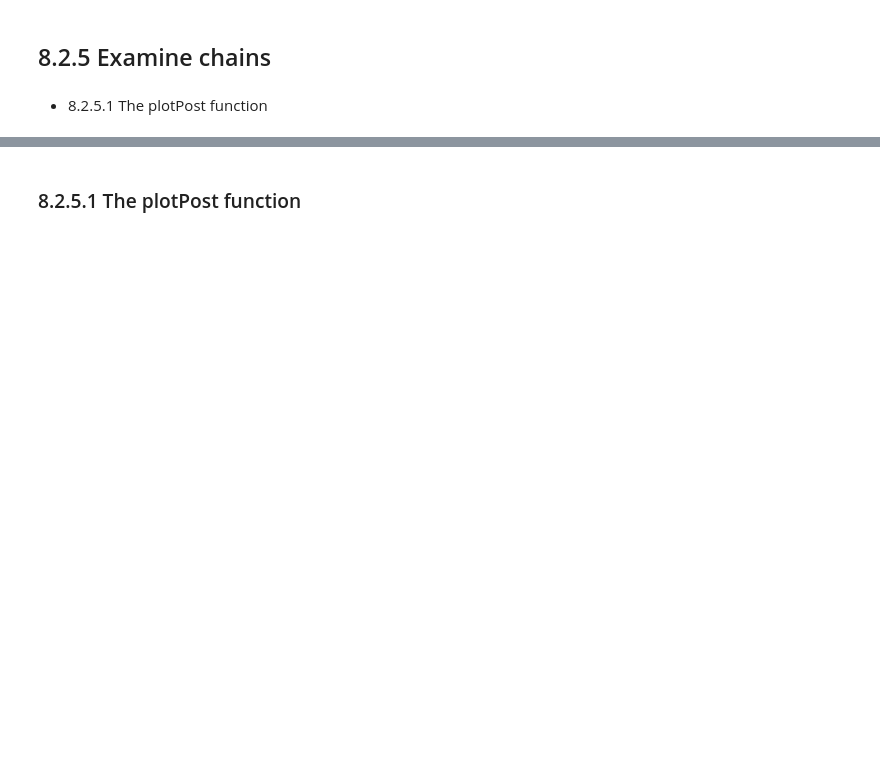
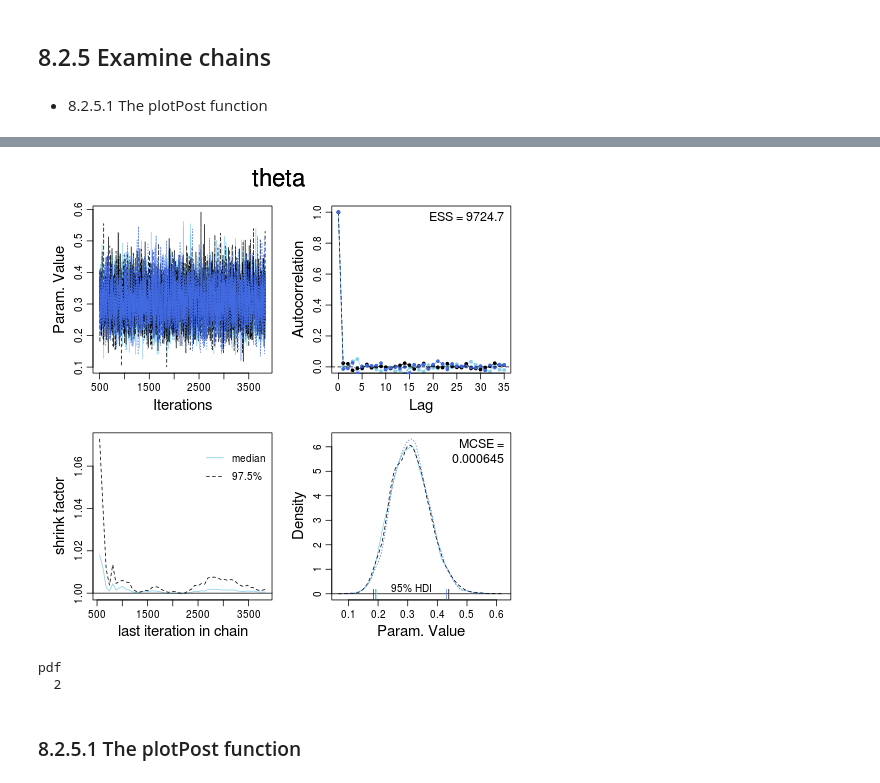
Before and after one commit to psygrammer/bayesianR, a Jupyter notebook: part2/ch08/08_JAGS.ipynb, the cells around one changed output, grey strips where cells are left out. Saved outputs shown, nothing was run; the diff lists cells and outputs as text; code cells hidden in the pictures; blank space fills up the shorter version.

```diff
--- a/part2/ch08/08_JAGS.ipynb
+++ b/part2/ch08/08_JAGS.ipynb
@@ -40,2 +161,14 @@
 # %% [markdown]
 ## 8.2.3 Initialize chains
+# %%
+# Initialize the chains based on MLE of data.
+# Option: Use single initial value for all chains:
+#  thetaInit = sum(y)/length(y)
+#  initsList = list( theta=thetaInit )
+# Option: Use function that generates random values for each chain:
+initsList = function() {
+  resampledY = sample( y , replace=TRUE )
+  thetaInit = sum(resampledY)/length(resampledY)
+  thetaInit = 0.001+0.998*thetaInit # keep away from 0,1
+  return( list( theta=thetaInit ) )
+}
@@ -42,2 +198,6 @@
 # %% [markdown]
 ## 8.2.4 Generate chains
+# %%
+# Run the chains:
+jagsModel = jags.model( file="TEMPmodel.txt" , data=dataList ,
+                       inits=initsList , n.chains=3 , n.adapt=500 )
@@ -43,0 +211,4 @@
+# %%
+update( jagsModel , n.iter=500 )
+# %%
+codaSamples = coda.samples( jagsModel , variable.names=c("theta") ,  n.iter=3334 )
@@ -47,6 +260,16 @@
 * 8.2.5.1 The plotPost function
 # %% [markdown]
 <img src="figures/fig8.3.png" />
+# %%
+# Convergence diagnostics:
+diagMCMC( codaObject=codaSamples , parName="theta" )
+# %% [output]
+[figure, added]
+# %%
+saveGraph( file="ThetaDiag", type="eps" )
+# %% [output]
+pdf
+  2
 # %% [markdown]
 ### 8.2.5.1 The plotPost function
 # %% [markdown]
```
Also changed, not shown: parts of 85 cells of this notebook, 8 other files.
